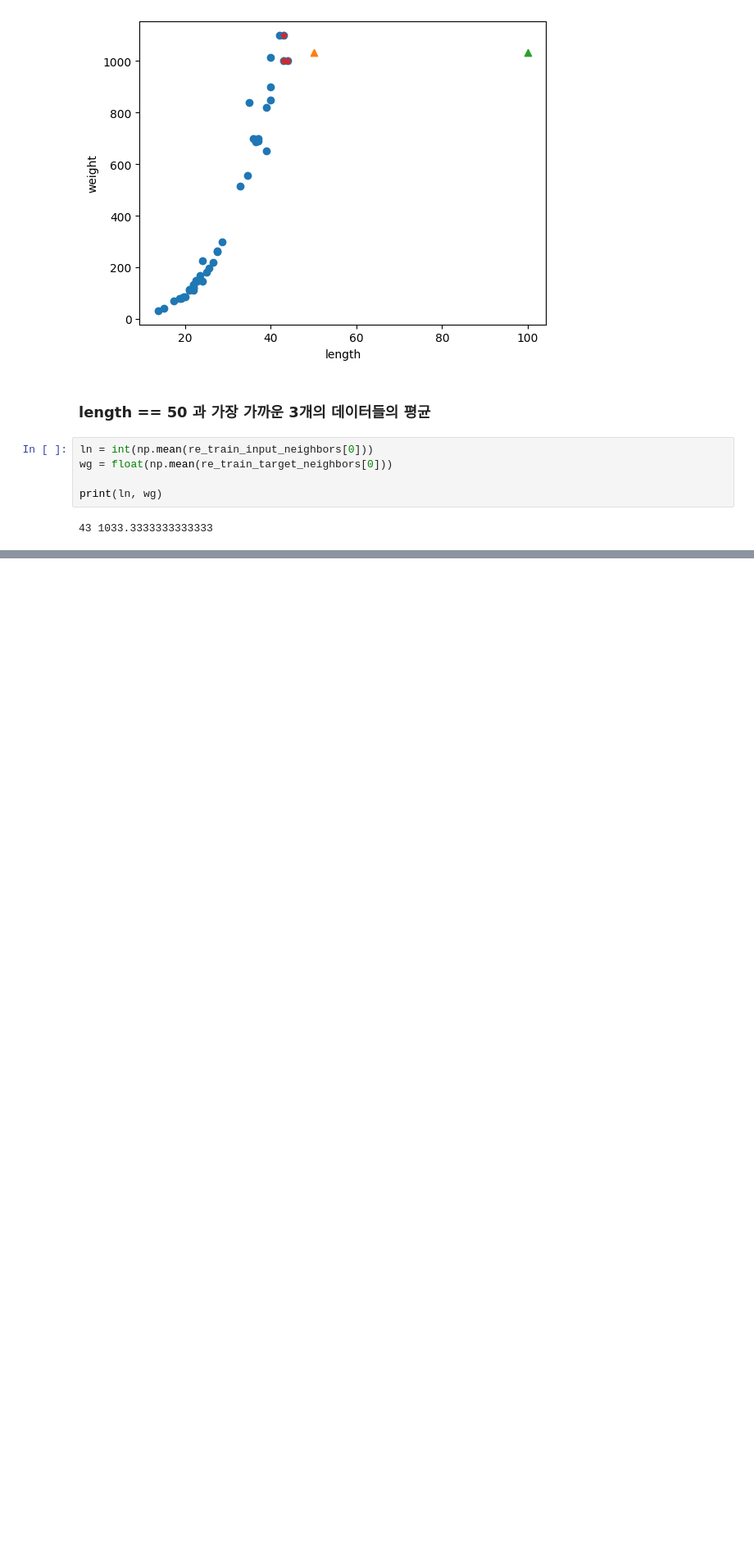
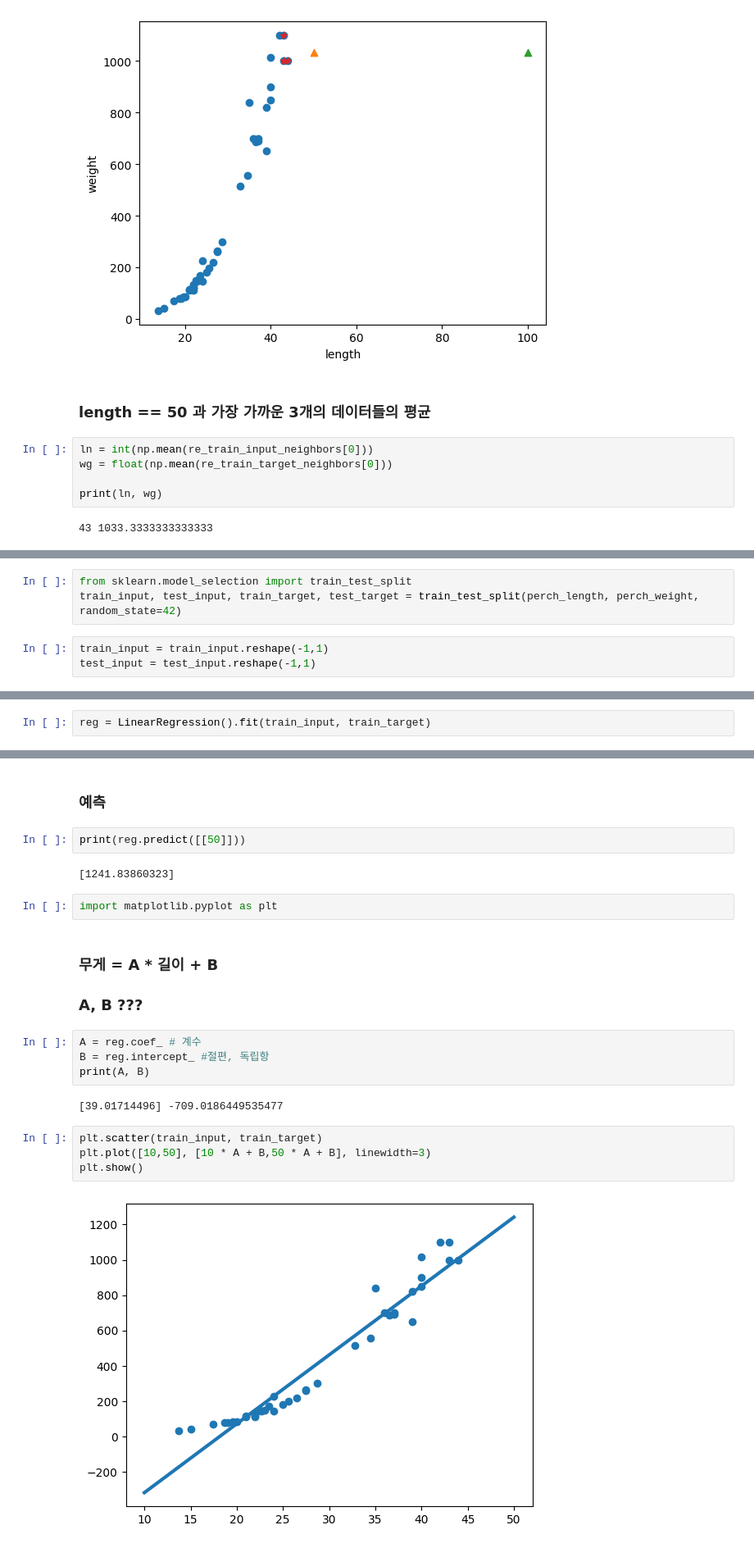
Before and after one commit to tbongkim03/fishregression, a Jupyter notebook: src/fishregression/test.ipynb, the cells around one changed output, grey strips where cells are left out. Shown: that part at 82% size. Saved outputs shown, nothing was run; the diff lists cells and outputs as text; blank space fills up the shorter version.

Commit message:
Update linear

```diff
--- a/src/fishregression/test.ipynb
+++ b/src/fishregression/test.ipynb
@@ -259,0 +281,6 @@ print(ln, wg)
+# %%
+from sklearn.model_selection import train_test_split
+train_input, test_input, train_target, test_target = train_test_split(perch_length, perch_weight, random_state=42)
+# %%
+train_input = train_input.reshape(-1,1)
+test_input = test_input.reshape(-1,1)
@@ -259,0 +289,2 @@ print(ln, wg)
+# %%
+reg = LinearRegression().fit(train_input, train_target)
@@ -259,0 +295,23 @@ print(ln, wg)
+# %% [markdown]
+### **예측**
+# %%
+print(reg.predict([[50]]))
+# %% [output]
+[1241.83860323]
+# %%
+import matplotlib.pyplot as plt
+# %% [markdown]
+### 무게 = A * 길이 + B
+### A, B ???
+# %%
+A = reg.coef_ # 계수
+B = reg.intercept_ #절편, 독립항
+print(A, B)
+# %% [output]
+[39.01714496] -709.0186449535477
+# %%
+plt.scatter(train_input, train_target)
+plt.plot([10,50], [10 * A + B,50 * A + B], linewidth=3)
+plt.show()
+# %% [output]
+[figure, added]
```
Also changed, not shown: parts of 8 cells of this notebook.
